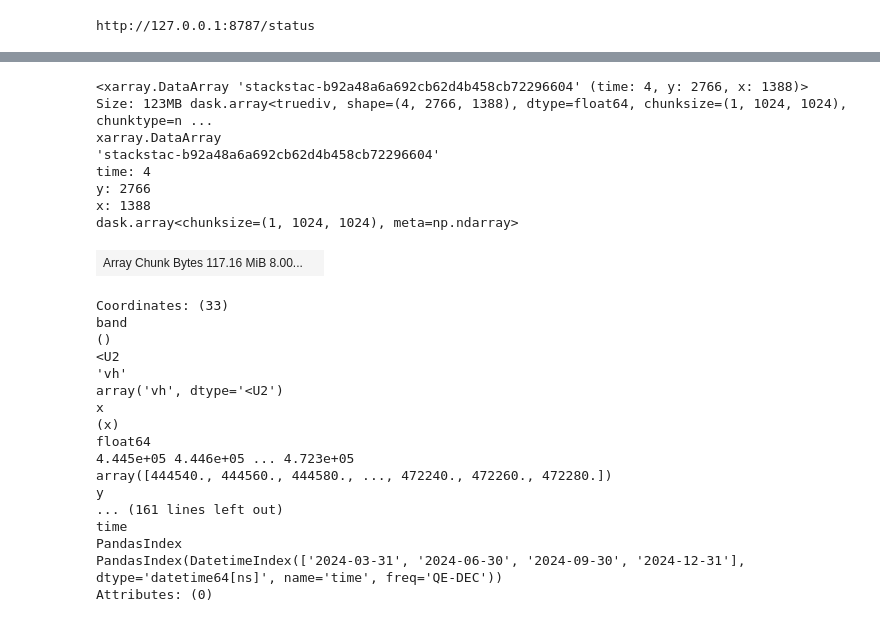
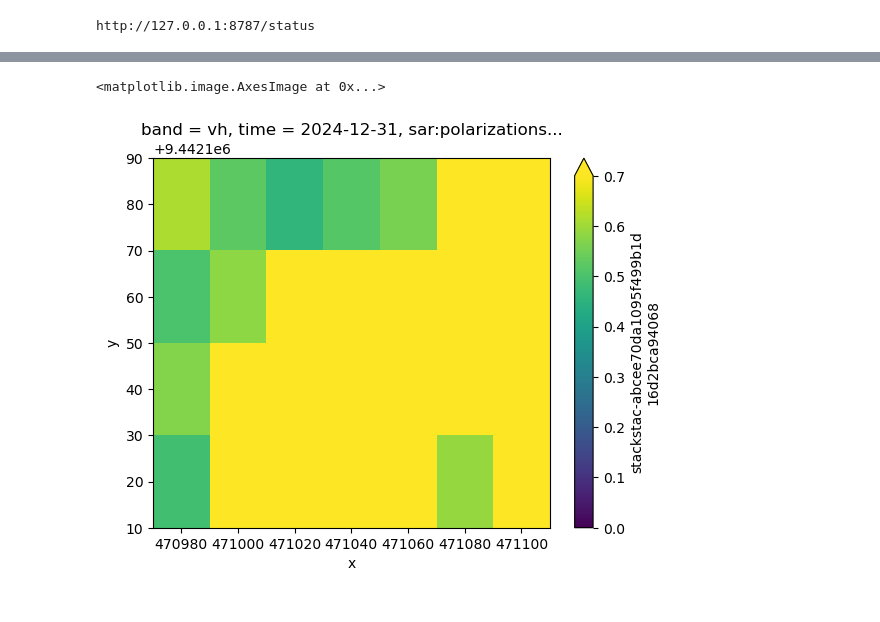
Before and after one commit to adlai-nelson/geog313-final-project, a Jupyter notebook: analysis.ipynb, the cells around one changed output, grey strips where cells are left out. Saved outputs shown, nothing was run; the diff lists cells and outputs as text; code cells hidden in the pictures.

```diff
--- a/analysis.ipynb
+++ b/analysis.ipynb
@@ -36,9 +36,16 @@ print(client.dashboard_link)
 # %% [output]
 http://127.0.0.1:8787/status
 # %%
-aoi = [38.5, -5.25, 38.75,-4.75]
+#aoi = [38.5899868, -4.9244565, 38.6700000, -4.8470000]
 
-start = "2024-01-01"
+#aoi1 = [38.6579757, -4.9221954, 38.5899868, -4.8995308]
+
+start = "2015-01-01"
 end = "2024-12-31"
 
 bands = ["VV", "VH"]
+# %%
+import leafmap
+
+m = leafmap.Map(center=[-5.0467299, 38.7375924], zoom=17, height="800px", google_map="SATELLITE")
+m
@@ -45,2 +54,4 @@ bands = ["VV", "VH"]
+# %%
+aoi = (m.west, m.south, m.east, m.north)
 # %%
 search = get_sar_pc(aoi, start, end)
@@ -60,34 +96,15 @@ stack = stackstac.stack(
 # %%
 q_composite = quartely_composite(stack)
 q_composite
 
 index = calculate_index(q_composite, "RVI")
 
 # TO do- values within subzones
-index.isel(time)plot.imshow()
+#index.isel(time=0).plot.imshow()
+
+
+
+index.isel(time=-1).plot.imshow(vmin=0, vmax=0.7)
 # %% [output]
-<xarray.DataArray 'stackstac-b92a48a6a692cb62d4b458cb72296604' (time: 4, y: 2766, x: 1388)> Size: 123MB dask.array<truediv, shape=(4, 2766, 1388), dtype=float64, chunksize=(1, 1024, 1024), chunktype=n ...
-xarray.DataArray
-'stackstac-b92a48a6a692cb62d4b458cb72296604'
-time: 4
-y: 2766
-x: 1388
-dask.array<chunksize=(1, 1024, 1024), meta=np.ndarray>
+<matplotlib.image.AxesImage at 0x...>
-| Array Chunk Bytes 117.16 MiB 8.00... |  |
-Coordinates: (33)
-band
-()
-<U2
-'vh'
-array('vh', dtype='<U2')
-x
-(x)
-float64
-4.445e+05 4.446e+05 ... 4.723e+05
-array([444540., 444560., 444580., ..., 472240., 472260., 472280.])
-y
-... (161 lines left out)
-time
-PandasIndex
-PandasIndex(DatetimeIndex(['2024-03-31', '2024-06-30', '2024-09-30', '2024-12-31'], dtype='datetime64[ns]', name='time', freq='QE-DEC'))
-Attributes: (0)
+[figure, added]
```
Also changed, not shown: parts of 5 cells of this notebook.
